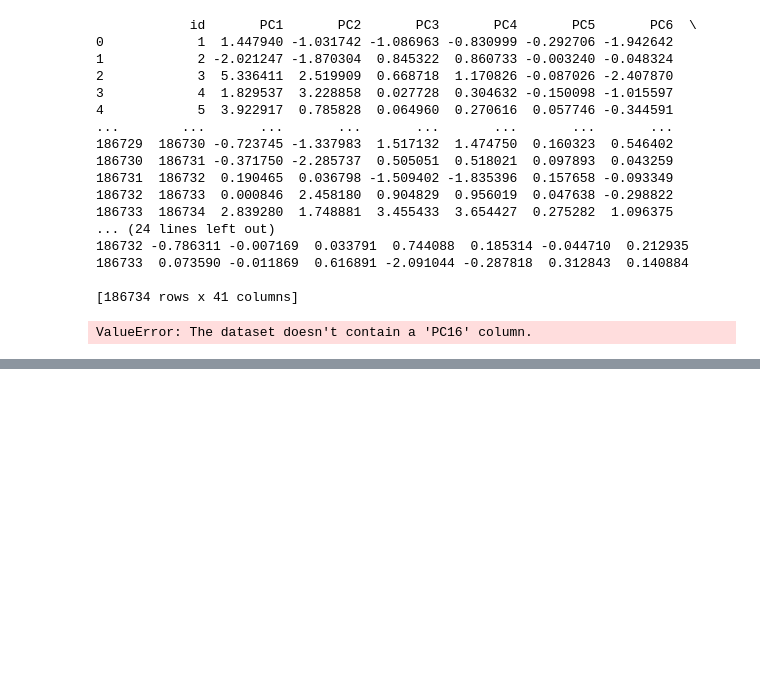
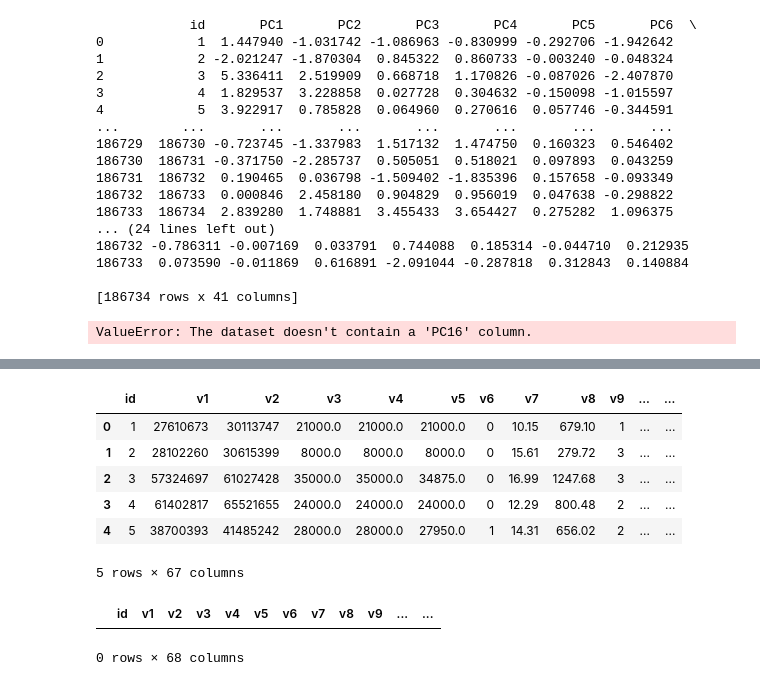
Before and after one commit to Mahfujul-01726/Random, a Jupyter notebook: SynergyX2024_Datathon.ipynb, the cells around one changed output, grey strips where cells are left out. Saved outputs shown, nothing was run; the diff lists cells and outputs as text; code cells hidden in the pictures; blank space fills up the shorter version.

```diff
--- a/SynergyX2024_Datathon.ipynb
+++ b/SynergyX2024_Datathon.ipynb
@@ -735,0 +766,30 @@ print(f'Mean Squared Error: {mse:.4f}')
+# %%
+df2.head()
+# %% [output]
+|  | id | v1 | v2 | v3 | v4 | v5 | v6 | v7 | v8 | v9 | ... | ... |
+| 0 | 1 | 27610673 | 30113747 | 21000.0 | 21000.0 | 21000.0 | 0 | 10.15 | 679.10 | 1 | ... | ... |
+| 1 | 2 | 28102260 | 30615399 | 8000.0 | 8000.0 | 8000.0 | 0 | 15.61 | 279.72 | 3 | ... | ... |
+| 2 | 3 | 57324697 | 61027428 | 35000.0 | 35000.0 | 34875.0 | 0 | 16.99 | 1247.68 | 3 | ... | ... |
+| 3 | 4 | 61402817 | 65521655 | 24000.0 | 24000.0 | 24000.0 | 0 | 12.29 | 800.48 | 2 | ... | ... |
+| 4 | 5 | 38700393 | 41485242 | 28000.0 | 28000.0 | 27950.0 | 1 | 14.31 | 656.02 | 2 | ... | ... |
+5 rows × 67 columns
+# %%
+import pandas as pd
+from google.colab import drive
+
+
+# Load the datasets
+df1 = pd.read_csv('train.csv')
+df2 = pd.read_csv('test.csv')
+
+# Define the columns to merge on, excluding 'v16'
+merge_columns = ['id'] + [f'v{i}' for i in range(1, 68) if i != 16]  # Excludes 'v16'
+
+# Merge the datasets on the specified columns
+merged_df = pd.merge(df1, df2, on=merge_columns, how='inner')  # Adjust 'how' as needed (inner, outer, left, right)
+
+# View the merged data
+merged_df.head()
+# %% [output]
+|  | id | v1 | v2 | v3 | v4 | v5 | v6 | v7 | v8 | v9 | ... | ... |
+0 rows × 68 columns
```
Also changed, not shown: parts of 6 cells of this notebook.
